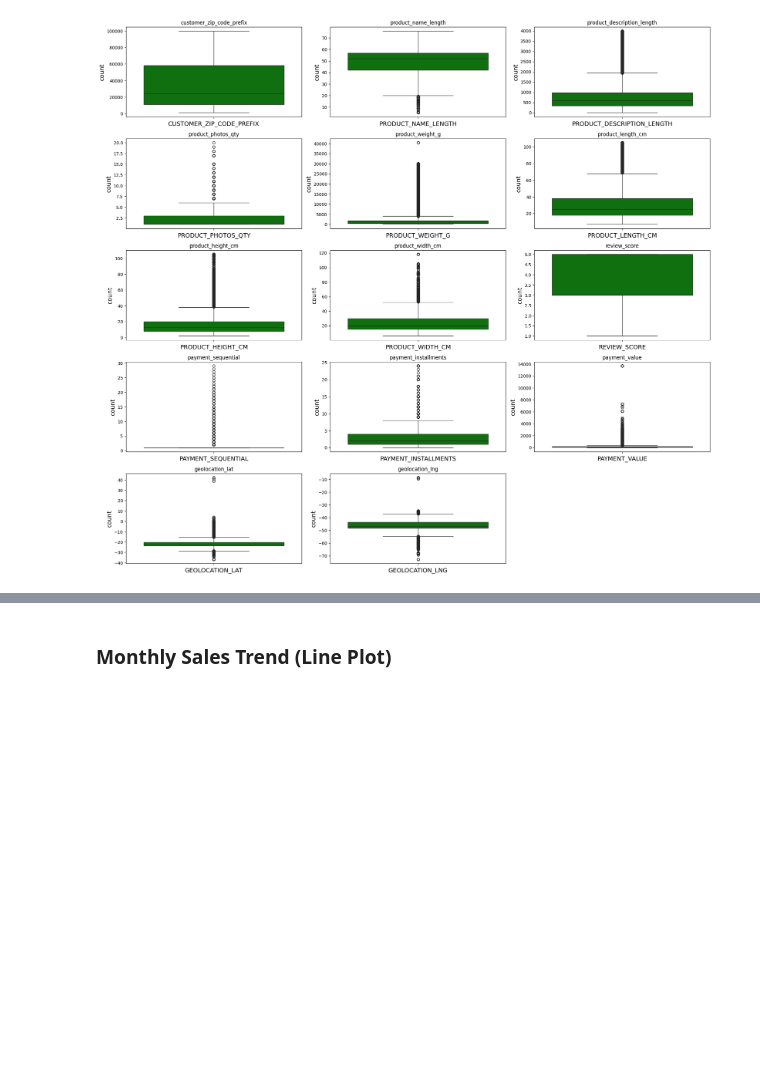
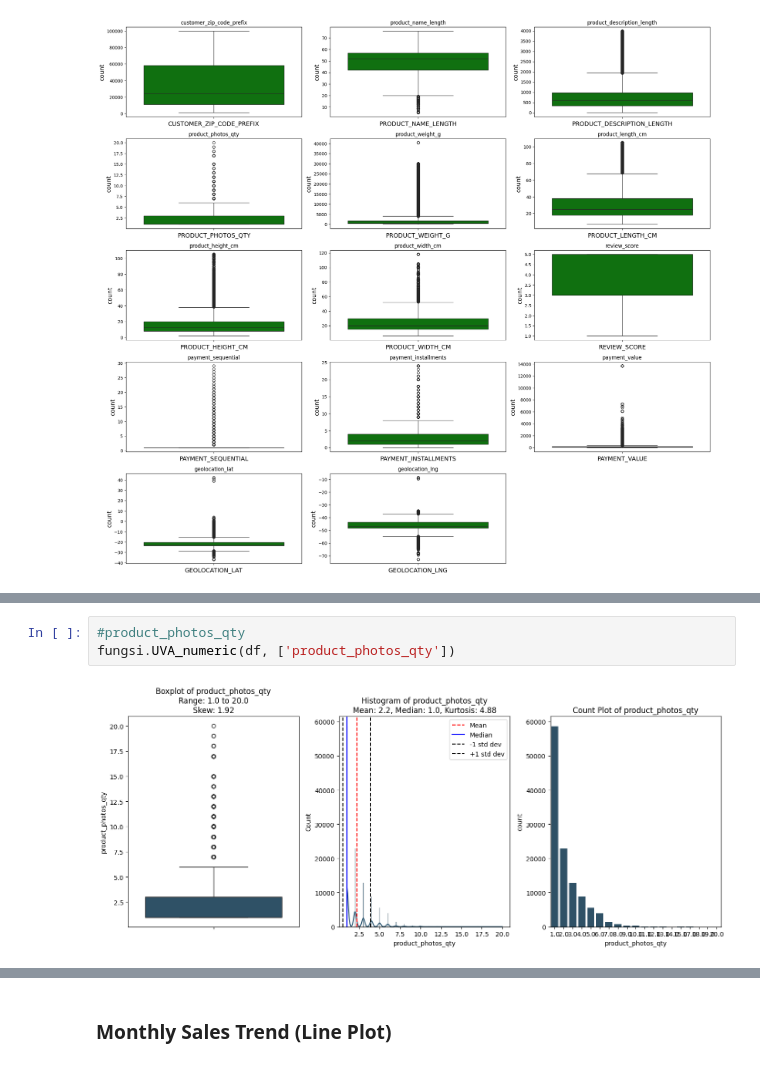
Before and after one commit to putuwistika/Project-BliData, a Jupyter notebook: EDA.ipynb, the cells around one changed output, grey strips where cells are left out. Cells and saved outputs as stored; diff of their text form; blank space fills up the shorter version.

```diff
--- a/EDA.ipynb
+++ b/EDA.ipynb
@@ -417,0 +455,5 @@ plt.show()
+# %%
+#product_photos_qty
+fungsi.UVA_numeric(df, ['product_photos_qty'])
+# %% [output]
+[figure, added]
```
Also changed, not shown: parts of 22 cells of this notebook, 1 other file.
